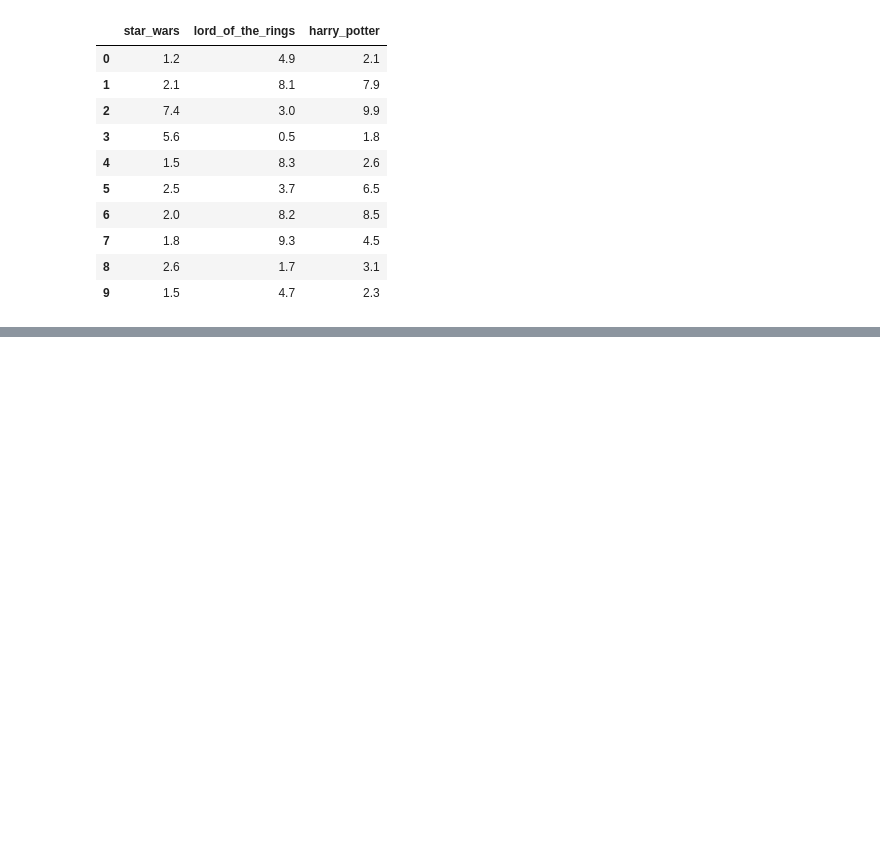
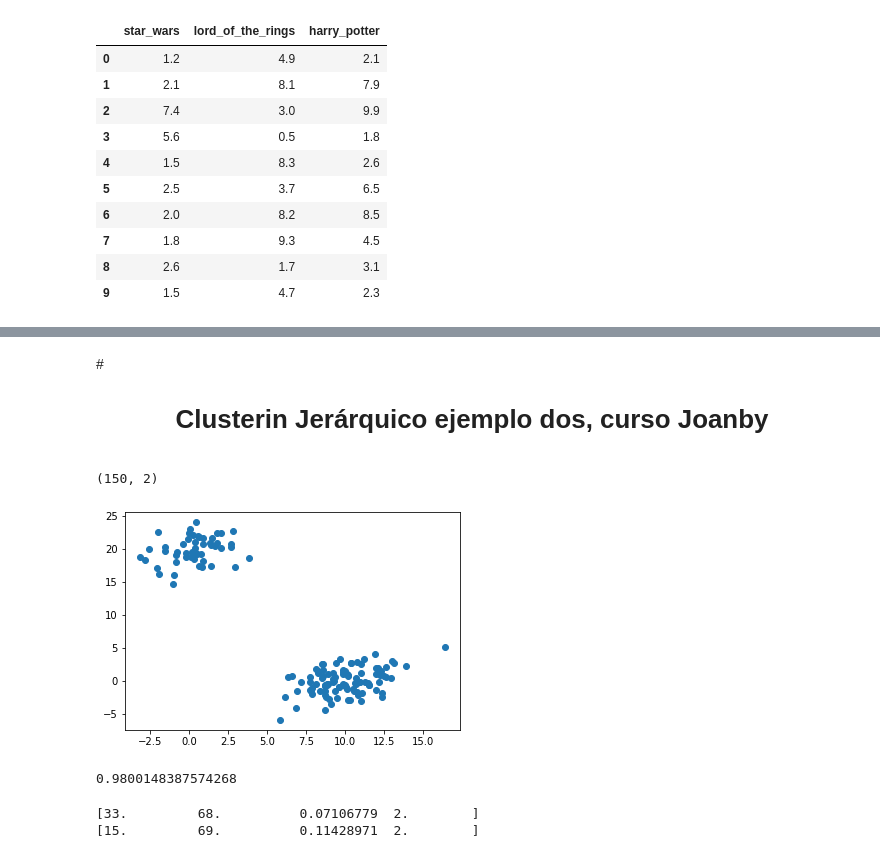
Before and after one commit to juanosalvador/T-cnicas-de-Clustering, a Jupyter notebook: Distancias.ipynb, the cells around one changed output, grey strips where cells are left out. Cells and saved outputs as stored; diff of their text form; code cells hidden in the pictures; blank space fills up the shorter version.

```diff
--- a/Distancias.ipynb
+++ b/Distancias.ipynb
@@ -116,0 +219,13 @@ df_d10_distance
+# %% [markdown]
+#<center><h1> Clusterin Jerárquico ejemplo dos, curso Joanby</h1></center>
+# %%
+np.random.seed(4711)
+a = np.random.multivariate_normal([10,0],[[3,1],[1,4]], size = [100,])
+b = np.random.multivariate_normal([0,20], [[3,1],[1,4]], size = [50,])
+X = np.concatenate((a,b))
+print(X.shape)
+plt.scatter(X[:,0], X[:,1])
+plt.show()
+# %% [output]
+(150, 2)
+[figure, added]
@@ -116,0 +239,11 @@ df_d10_distance
+# %%
+c, coph_dist = cophenet(Z, pdist(X))
+c
+# %% [output]
+0.9800148387574268
+# %%
+print(Z[152-len(X)])# cluster 152
+print(Z[158-len(X)])#cluster 158
+# %% [output]
+[33.         68.          0.07106779  2.        ]
+[15.         69.          0.11428971  2.        ]
```
Also changed, not shown: parts of 25 cells of this notebook.
